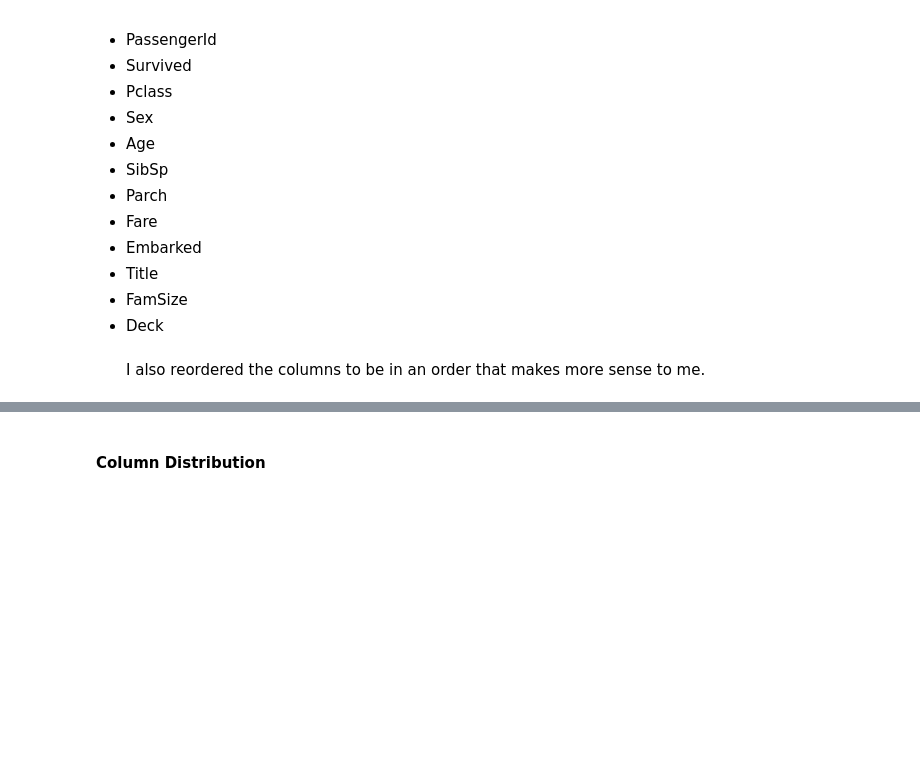
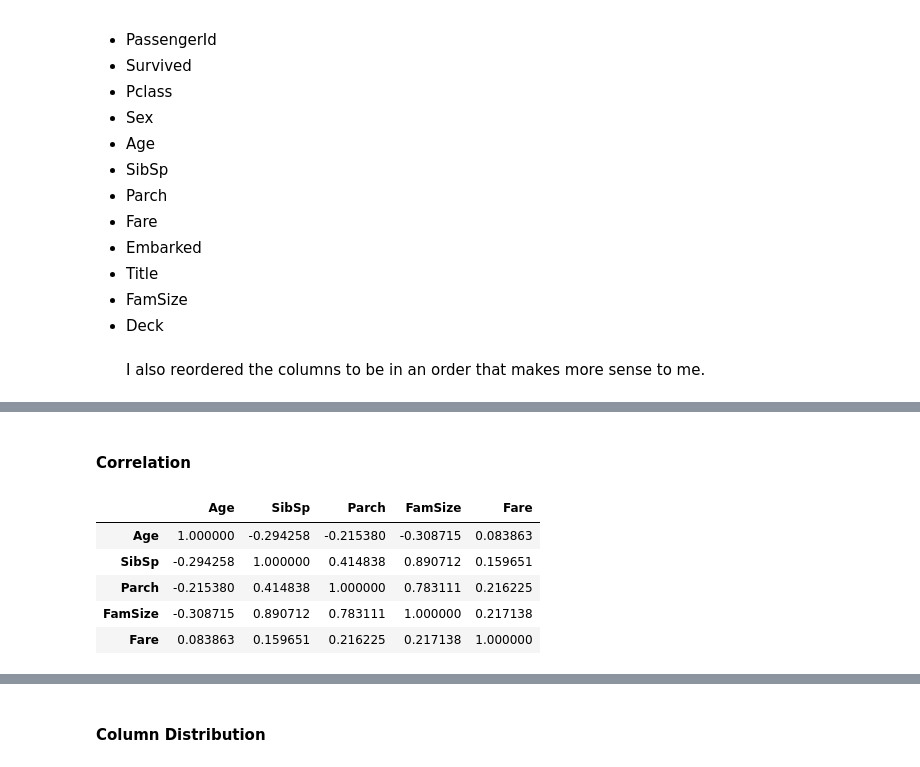
Before and after one commit to ryanlonergan/titanic, a Jupyter notebook: EDA_Cleaning_FeatureEngineering.ipynb, the cells around one changed output, grey strips where cells are left out. Drawn from its saved outputs; the diff is of its cells as text; code cells hidden in the pictures; blank space fills up the shorter version.

```diff
--- a/EDA_Cleaning_FeatureEngineering.ipynb
+++ b/EDA_Cleaning_FeatureEngineering.ipynb
@@ -980,0 +1019,12 @@ Before moving on to model creation, I want to spend some time working on EDA and
+# %% [markdown]
+#### Correlation
+# %%
+corr_mat = num_df.corr()
+corr_mat
+# %% [output]
+|  | Age | SibSp | Parch | FamSize | Fare |
+| Age | 1.000000 | -0.294258 | -0.215380 | -0.308715 | 0.083863 |
+| SibSp | -0.294258 | 1.000000 | 0.414838 | 0.890712 | 0.159651 |
+| Parch | -0.215380 | 0.414838 | 1.000000 | 0.783111 | 0.216225 |
+| FamSize | -0.308715 | 0.890712 | 0.783111 | 1.000000 | 0.217138 |
+| Fare | 0.083863 | 0.159651 | 0.216225 | 0.217138 | 1.000000 |
```
Also changed, not shown: parts of 20 cells of this notebook, 1 other file.
